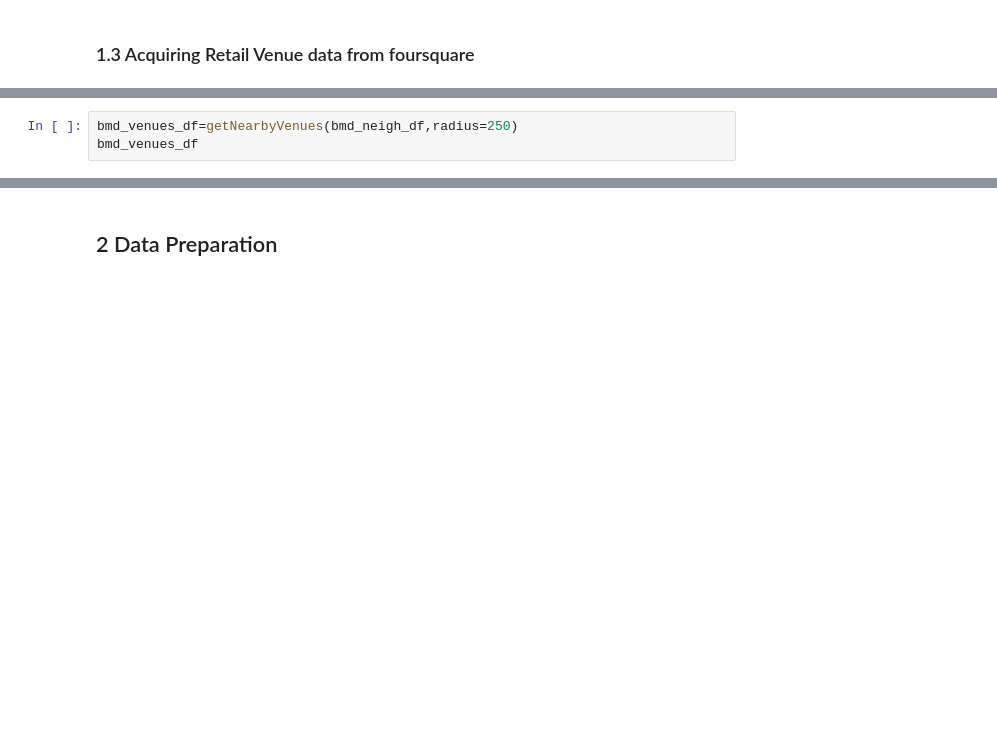
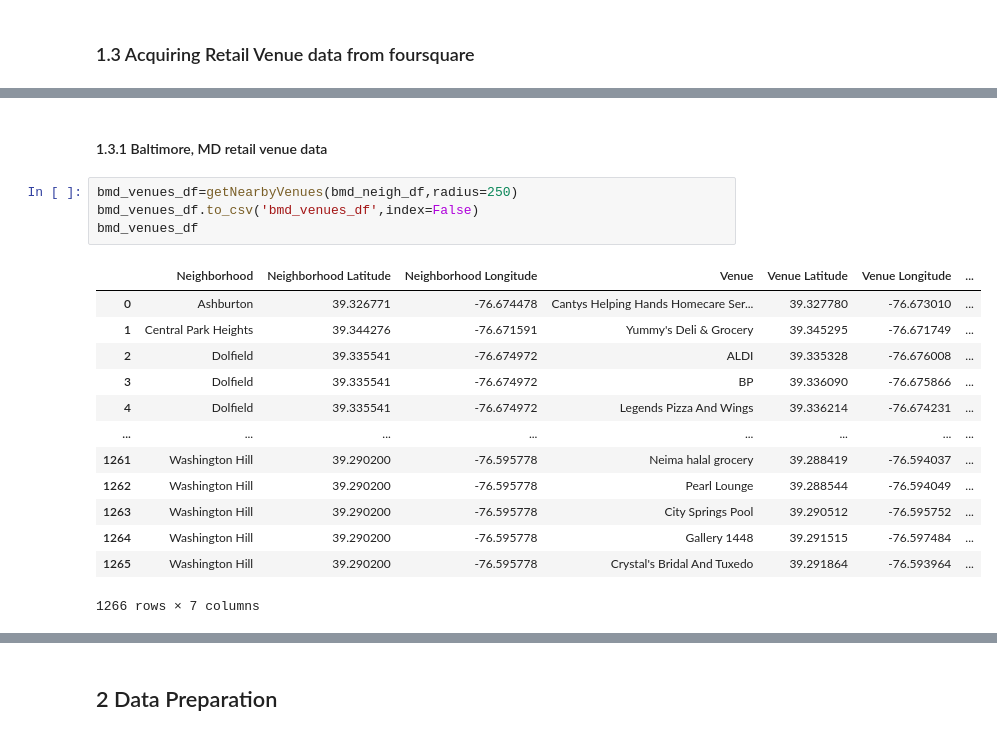
Before and after one commit to mphill82/Coursera_Capstone, a Jupyter notebook: Retail_Inference_notebook.ipynb, the cells around one changed output, grey strips where cells are left out. Cells and saved outputs as stored; diff of their text form; blank space fills up the shorter version.

```diff
--- a/Retail_Inference_notebook.ipynb
+++ b/Retail_Inference_notebook.ipynb
@@ -424,6 +426,23 @@ def getNearbyVenues(city_df, radius):
                   'Venue Category']
 
     return(nearby_venues)
+# %% [markdown]
+#### 1.3.1 Baltimore, MD retail venue data
 # %%
 bmd_venues_df=getNearbyVenues(bmd_neigh_df,radius=250)
+bmd_venues_df.to_csv('bmd_venues_df',index=False)
 bmd_venues_df
+# %% [output]
+|  | Neighborhood | Neighborhood Latitude | Neighborhood Longitude | Venue | Venue Latitude | Venue Longitude | ... |
+| 0 | Ashburton | 39.326771 | -76.674478 | Cantys Helping Hands Homecare Ser... | 39.327780 | -76.673010 | ... |
+| 1 | Central Park Heights | 39.344276 | -76.671591 | Yummy's Deli & Grocery | 39.345295 | -76.671749 | ... |
+| 2 | Dolfield | 39.335541 | -76.674972 | ALDI | 39.335328 | -76.676008 | ... |
+| 3 | Dolfield | 39.335541 | -76.674972 | BP | 39.336090 | -76.675866 | ... |
+| 4 | Dolfield | 39.335541 | -76.674972 | Legends Pizza And Wings | 39.336214 | -76.674231 | ... |
+| ... | ... | ... | ... | ... | ... | ... | ... |
+| 1261 | Washington Hill | 39.290200 | -76.595778 | Neima halal grocery | 39.288419 | -76.594037 | ... |
+| 1262 | Washington Hill | 39.290200 | -76.595778 | Pearl Lounge | 39.288544 | -76.594049 | ... |
+| 1263 | Washington Hill | 39.290200 | -76.595778 | City Springs Pool | 39.290512 | -76.595752 | ... |
+| 1264 | Washington Hill | 39.290200 | -76.595778 | Gallery 1448 | 39.291515 | -76.597484 | ... |
+| 1265 | Washington Hill | 39.290200 | -76.595778 | Crystal's Bridal And Tuxedo | 39.291864 | -76.593964 | ... |
+1266 rows × 7 columns
```
Also changed, not shown: parts of 24 cells of this notebook, 9 other files.
